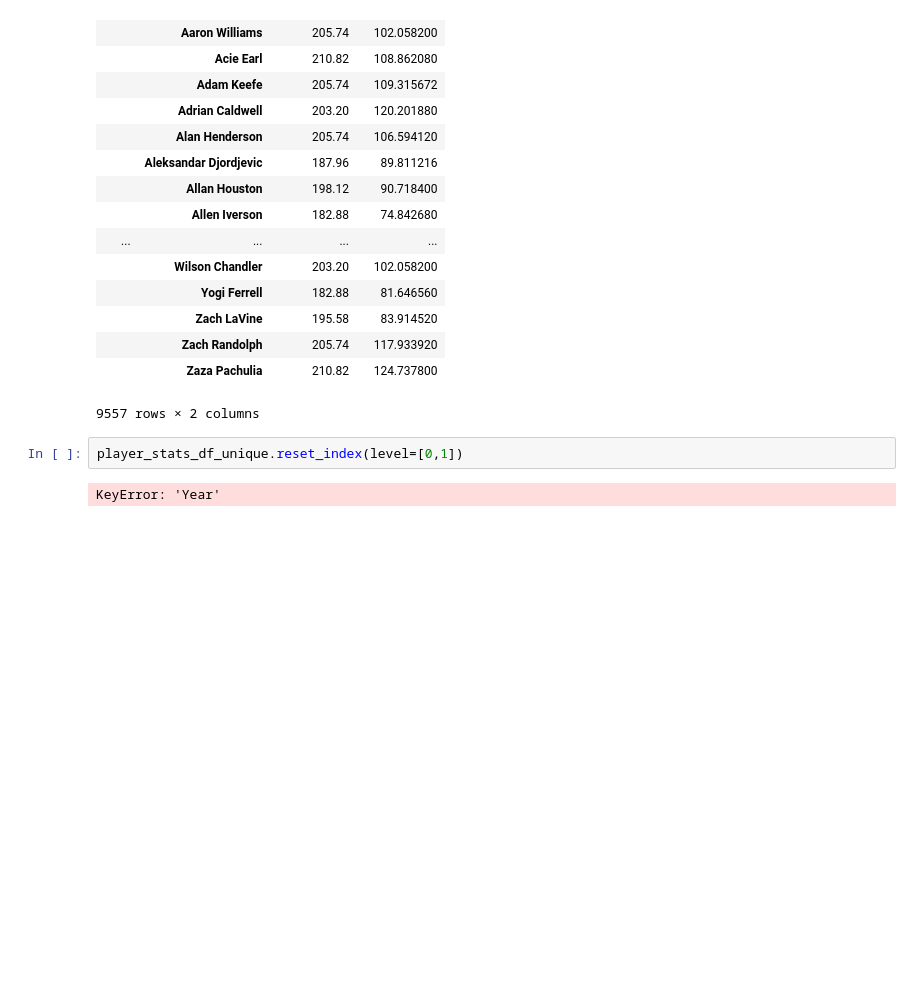
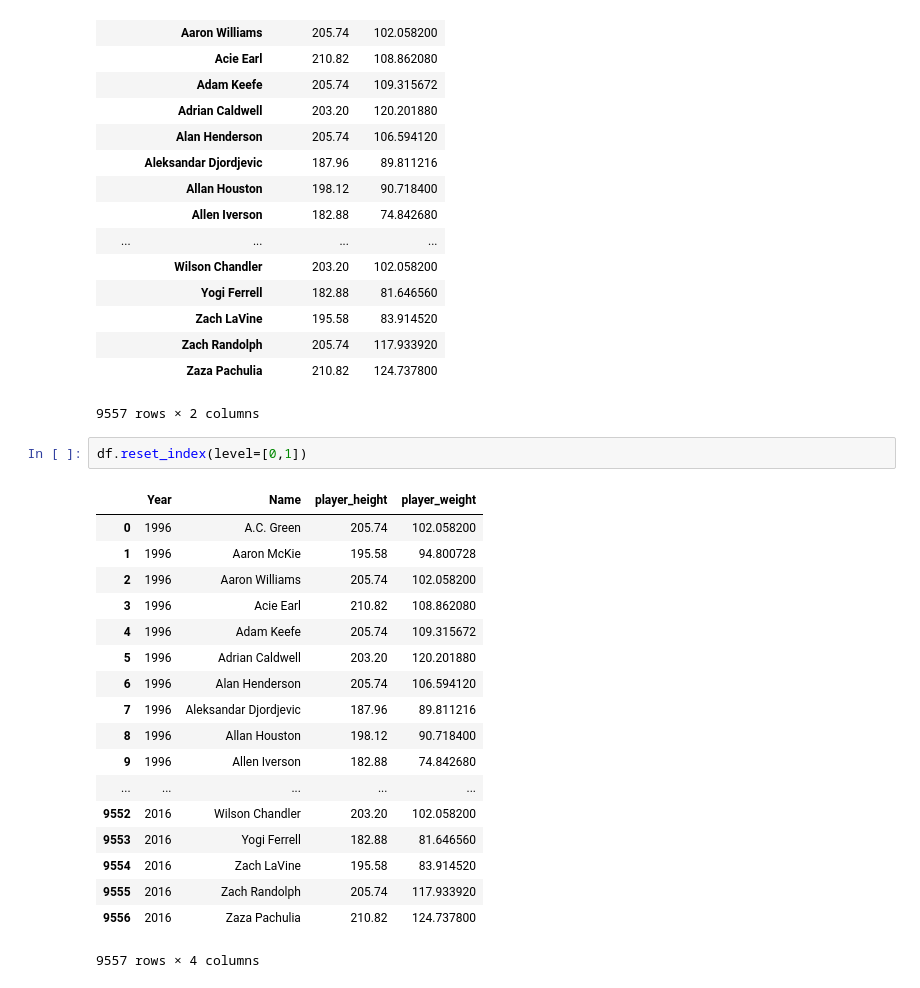
Before and after one commit to xudaiyanzi/NBA_players_salary, a Jupyter notebook: physical_characteristics/phy_chara.ipynb, the cells around one changed output. Drawn from its saved outputs; the diff is of its cells as text; blank space fills up the shorter version.

```diff
--- a/physical_characteristics/phy_chara.ipynb
+++ b/physical_characteristics/phy_chara.ipynb
@@ -101,6 +101,23 @@ df
 |  | Zaza Pachulia | 210.82 | 124.737800 |
 9557 rows × 2 columns
 # %%
-player_stats_df_unique.reset_index(level=[0,1])
+df.reset_index(level=[0,1])
 # %% [output]
+|  | Year | Name | player_height | player_weight |
+| 0 | 1996 | A.C. Green | 205.74 | 102.058200 |
+| 1 | 1996 | Aaron McKie | 195.58 | 94.800728 |
+| 2 | 1996 | Aaron Williams | 205.74 | 102.058200 |
+| 3 | 1996 | Acie Earl | 210.82 | 108.862080 |
+| 4 | 1996 | Adam Keefe | 205.74 | 109.315672 |
+| 5 | 1996 | Adrian Caldwell | 203.20 | 120.201880 |
+| 6 | 1996 | Alan Henderson | 205.74 | 106.594120 |
+| 7 | 1996 | Aleksandar Djordjevic | 187.96 | 89.811216 |
+| 8 | 1996 | Allan Houston | 198.12 | 90.718400 |
+| 9 | 1996 | Allen Iverson | 182.88 | 74.842680 |
+| ... | ... | ... | ... | ... |
+| 9552 | 2016 | Wilson Chandler | 203.20 | 102.058200 |
+| 9553 | 2016 | Yogi Ferrell | 182.88 | 81.646560 |
+| 9554 | 2016 | Zach LaVine | 195.58 | 83.914520 |
+| 9555 | 2016 | Zach Randolph | 205.74 | 117.933920 |
+| 9556 | 2016 | Zaza Pachulia | 210.82 | 124.737800 |
-KeyError: 'Year'
+9557 rows × 4 columns
```
